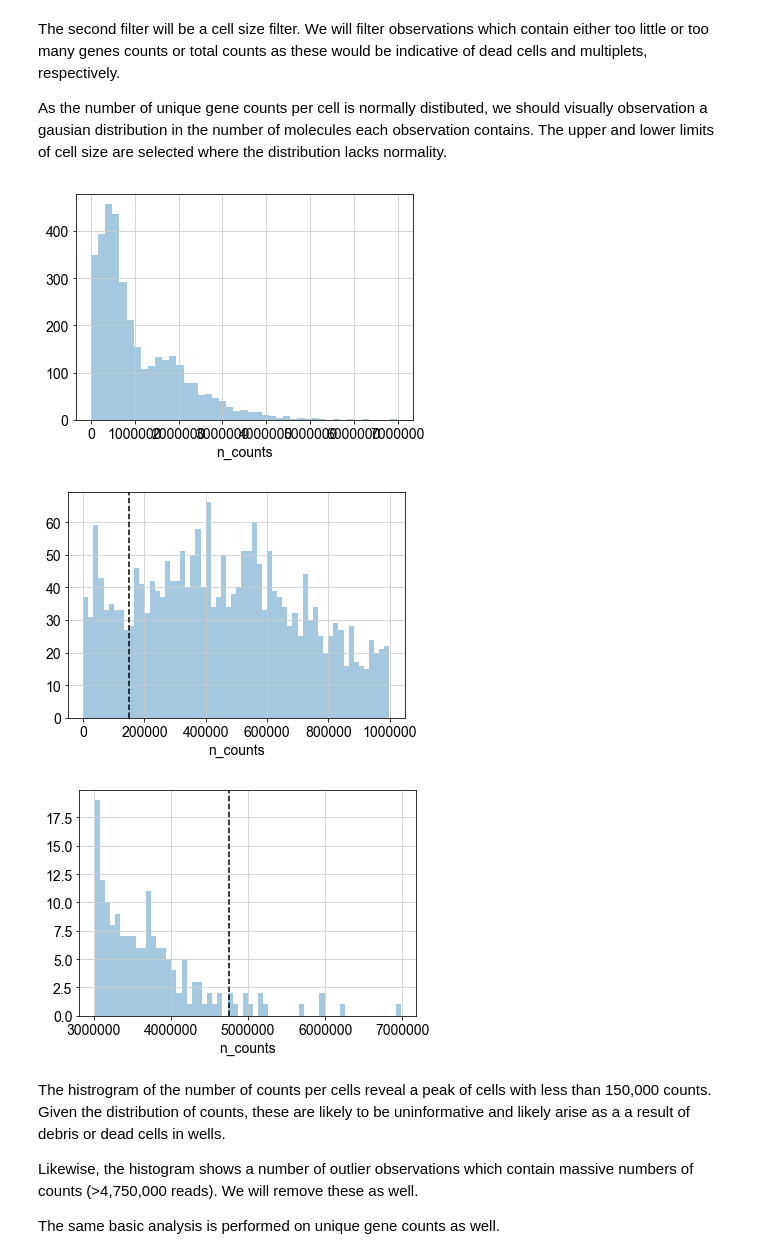
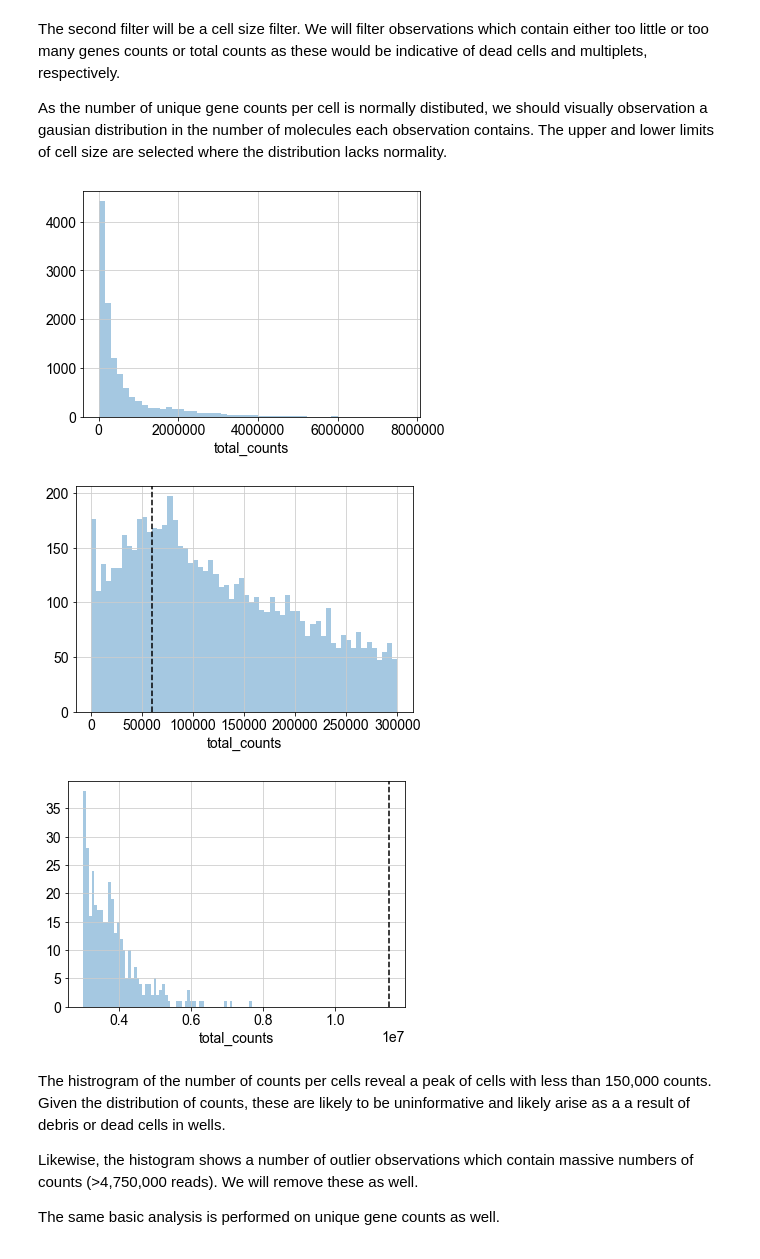
Before and after one commit to watronfire/CViSB_Workshop_TCells, a Jupyter notebook: Workshop_Notebook.ipynb, the cells around one changed output. Saved outputs shown, nothing was run; the diff lists cells and outputs as text; code cells hidden in the pictures.

```diff
--- a/Workshop_Notebook.ipynb
+++ b/Workshop_Notebook.ipynb
@@ -130,0 +129,13 @@ scdata contains 3637 cells with counts for 60715 genes
+# %%
+# Quickly remove some meaningless annotation
+scdata = scdata[:,:-6]
+
+scdata.var["mito"] = scdata.var_names.str.startswith( "MT-" )
+scdata.var["ERCC"] = scdata.var_names.str.startswith( "ERCC-" )
+sc.pp.calculate_qc_metrics( scdata, qc_vars=[ 'mito', 'ERCC' ], inplace=True )
+
+print( "Columns added:" )
+for i in scdata.obs_keys():
+    print( i )
+
+print( "scdata contains {} cells with counts for {} genes".format( scdata.n_obs, scdata.n_vars ) )
@@ -133,17 +163,14 @@ So all together our datasets includes 3637 observations. While the majority of t
 
 The first of these is removing observations where greater than 15% of molecules align to genes from the mitocondrial genome. Expression of mitocondrial genes is associated with poor quality cells which have lost cytoplasmic RNA for one reason or another. Limit was selected so as to remove cells which lowly expressing cells with high mitochondrial counts.
 # %%
-proposed_mt_limit = 0.09
-
-mito_genes = scdata.var_names.str.startswith( "MT-" )
-scdata.obs['percent_mito'] = np.sum( scdata[:, mito_genes].X, axis=1 ) / np.sum( scdata.X, axis=1 )
-scdata.obs['n_counts'] = scdata.X.sum( axis=1 )
-scdata.var['mito'] = mito_genes
+proposed_mt_limit = 5
 
 ax = plt.subplot()
-sc.pl.scatter( scdata, "n_counts", "percent_mito", color="Sample", show=False, ax=ax )
+sc.pl.scatter( scdata, "total_counts", "pct_counts_mito", show=False, ax=ax )
 plt.axhline( proposed_mt_limit, 0, 60000, linestyle="dashed" )
 plt.show()
 
-print( "{} observations will be removed with proposed mitochondrial limit".format( scdata[scdata.obs["percent_mito"] > proposed_mt_limit].n_obs ) )
+pct_removed = (scdata[scdata.obs["pct_counts_mito"] > proposed_mt_limit].n_obs / scdata.n_obs ) * 100
+
+print( "{} observations ({:.3f}%) will be removed with proposed mitochondrial limit".format( scdata[scdata.obs["pct_counts_mito"] > proposed_mt_limit].n_obs, pct_removed ) )
 # %% [output]
@@ -156,3 +178,0 @@ print( "{} observations will be removed with proposed mitochondrial limit".forma
-# %%
-scdata = scdata[scdata.obs["percent_mito"] < proposed_mt_limit]
-print( "Number of observations after MT filter: {}".format( scdata.n_obs ) )
@@ -163,24 +181,24 @@ The second filter will be a cell size filter. We will filter observations which
 
 As the number of unique gene counts per cell is normally distibuted, we should visually observation a gausian distribution in the number of molecules each observation contains. The upper and lower limits of cell size are selected where the distribution lacks normality.
 # %%
-lower_counts = 150000
-upper_counts = 4750000
+lower_counts = 60000
+upper_counts = 11500000
 
 #Thresholding decision: counts
-sns.distplot( scdata.obs["n_counts"], kde=False )
+sns.distplot( scdata.obs["total_counts"], kde=False )
 plt.show()
 
-sns.distplot( scdata.obs.loc[scdata.obs["n_counts"]<1e6, "n_counts"], kde=False, bins=60 )
+sns.distplot( scdata.obs.loc[scdata.obs["total_counts"]<300000, "total_counts"], kde=False, bins=60 )
 plt.axvline( lower_counts, 0, 100, linestyle="dashed", color="black" )
 plt.show()
 
-sns.distplot( scdata.obs.loc[scdata.obs["n_counts"]>3e6, "n_counts"], kde=False, bins=60 )
+sns.distplot( scdata.obs.loc[scdata.obs["total_counts"]>3000000, "total_counts"], kde=False, bins=60 )
 plt.axvline( upper_counts, 0, 20, linestyle="dashed", color="black" )
 plt.show()
 # %% [output]
-[figure, old version]
+[figure, new version]
-[figure, old version]
+[figure, new version]
-[figure, old version]
+[figure, new version]
 # %% [markdown]
 The histrogram of the number of counts per cells reveal a peak of cells with less than 150,000 counts. Given the distribution of counts, these are likely to be uninformative and likely arise as a a result of debris or dead cells in wells.
 
```
Also changed, not shown: parts of 78 cells of this notebook, 1 other file.
